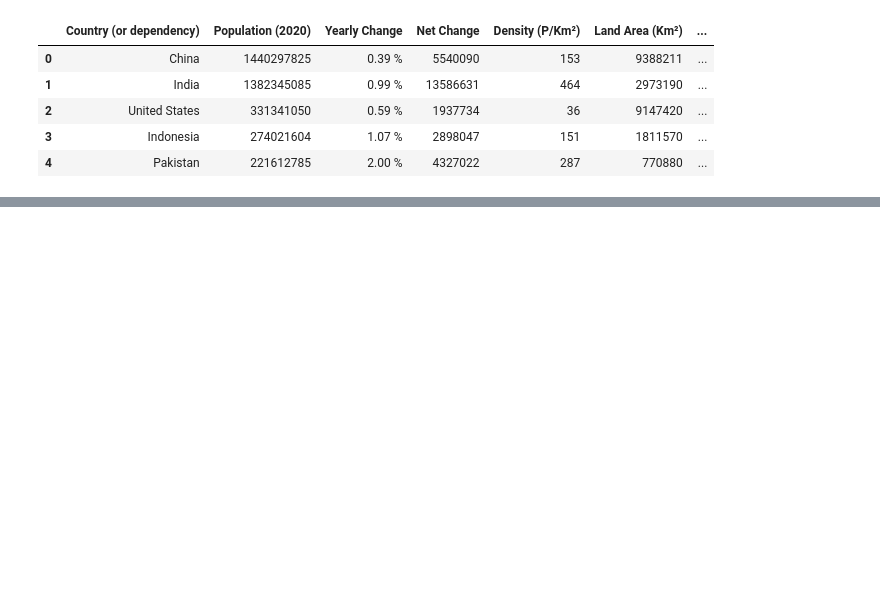
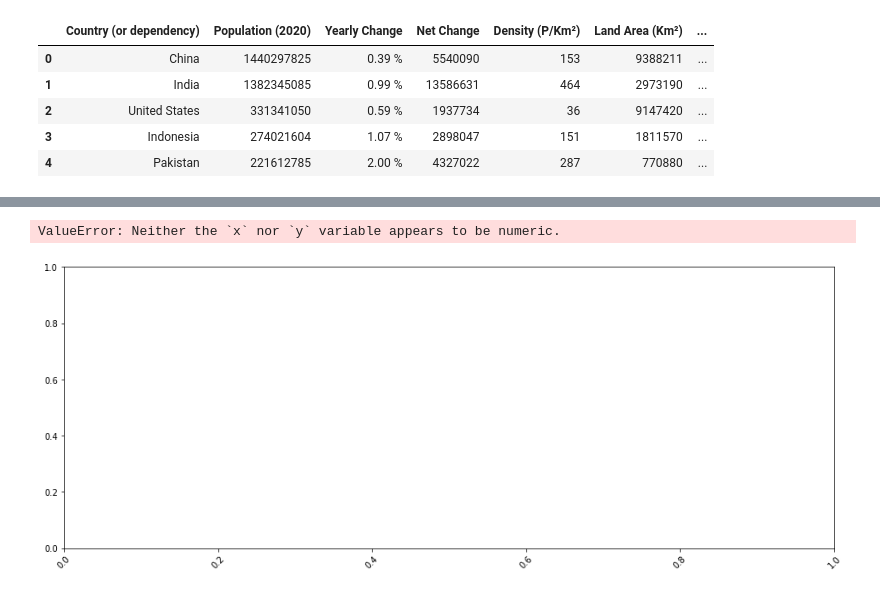
Before and after one commit to fjmutsters/covid19, a Jupyter notebook: Code/countriesanalysis.ipynb, the cells around one changed output, grey strips where cells are left out. Saved outputs shown, nothing was run; the diff lists cells and outputs as text; code cells hidden in the pictures; blank space fills up the shorter version.

```diff
--- a/Code/countriesanalysis.ipynb
+++ b/Code/countriesanalysis.ipynb
@@ -23,0 +187,8 @@ countries[countries['Country (or dependency)'] == 'Netherlands']
+# %%
+#figure of population density (TO DO: sort by Urban Population)
+fig, ax = plt.subplots(figsize=(16, 6))
+plt.xticks(rotation = 45)
+sns.barplot(data = df2, x = 'Country (or dependency)', y = 'Urban Pop %')
+# %% [output]
+ValueError: Neither the `x` nor `y` variable appears to be numeric.
+[figure, added]
```
Also changed, not shown: parts of 20 cells of this notebook, 1 other file.
